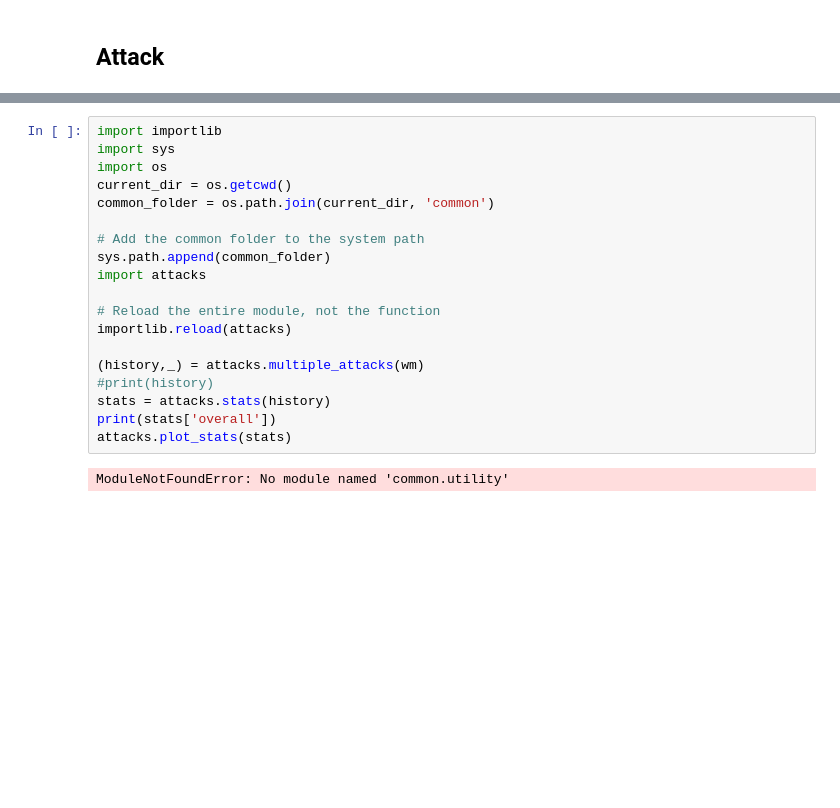
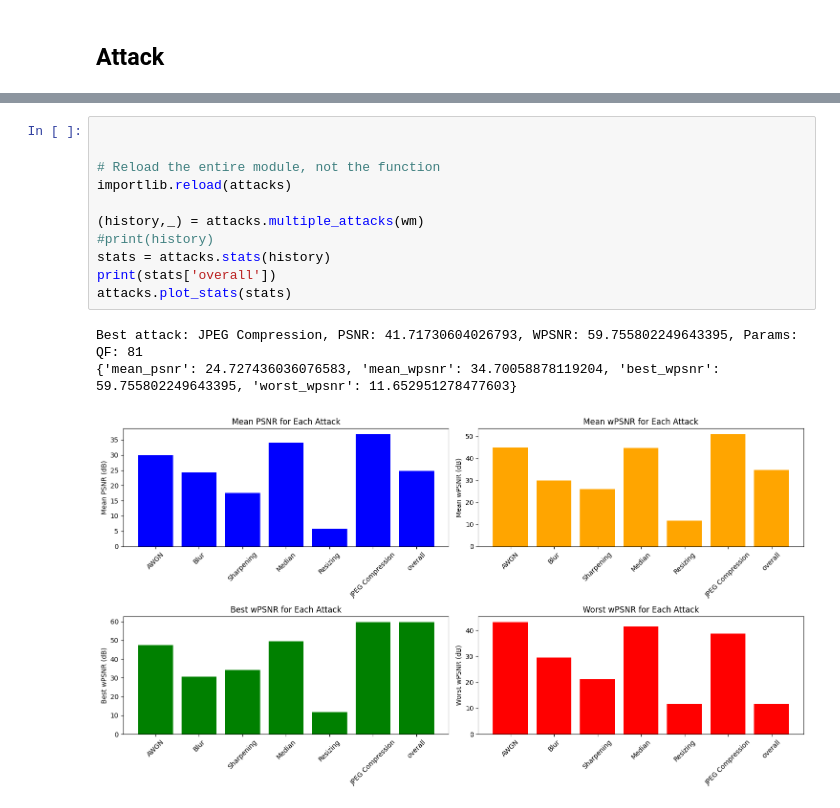
Before and after one commit to Bordi00/multimedia-data-security, a Jupyter notebook: test_make.ipynb, the cells around one changed output, grey strips where cells are left out. Cells and saved outputs as stored; diff of their text form; blank space fills up the shorter version.

Commit message:
change imports

```diff
--- a/test_make.ipynb
+++ b/test_make.ipynb
@@ -369,23 +372,17 @@ for attack_name,attack in history.items():
 Attack:  (512, 512) (512, 512)
 ValueError: operands could not be broadcast together with shapes (1024,) (1023,)
 # %%
-import importlib
-import sys
-import os
-current_dir = os.getcwd()
-common_folder = os.path.join(current_dir, 'common')
 
-# Add the common folder to the system path
-sys.path.append(common_folder)
-import attacks
 
 # Reload the entire module, not the function
 importlib.reload(attacks)
 
 (history,_) = attacks.multiple_attacks(wm)
 #print(history)
 stats = attacks.stats(history)
 print(stats['overall'])
 attacks.plot_stats(stats)
 # %% [output]
-ModuleNotFoundError: No module named 'common.utility'
+Best attack: JPEG Compression, PSNR: 41.71730604026793, WPSNR: 59.755802249643395, Params: QF: 81
+{'mean_psnr': 24.727436036076583, 'mean_wpsnr': 34.70058878119204, 'best_wpsnr': 59.755802249643395, 'worst_wpsnr': 11.652951278477603}
+[figure, added]
```
Also changed, not shown: parts of 7 cells of this notebook, 2 other files.
